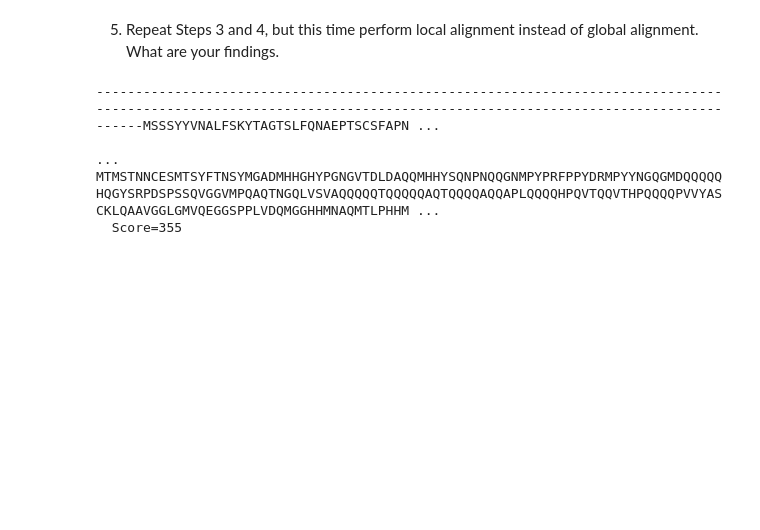
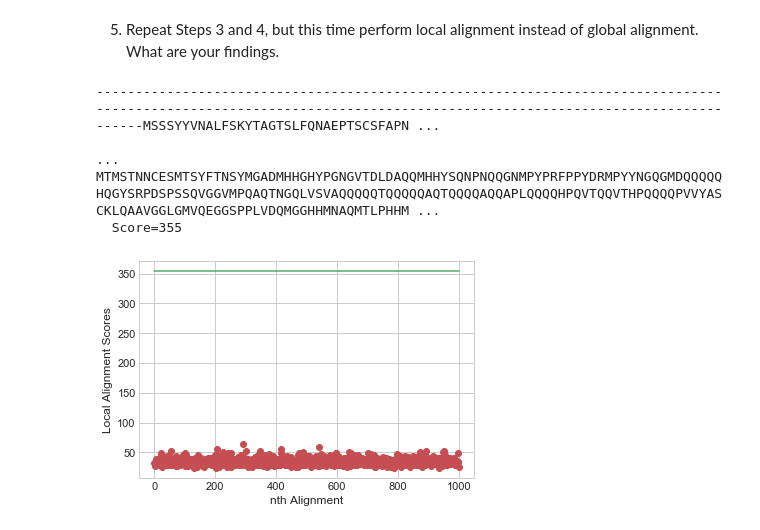
Before and after one commit to harveylallave/BIOINFO_MIDTERMS, a Jupyter notebook: BIOINFO_EXAM1.ipynb, the cells around one changed output. Drawn from its saved outputs; the diff is of its cells as text; code cells hidden in the pictures; blank space fills up the shorter version.

```diff
--- a/BIOINFO_EXAM1.ipynb
+++ b/BIOINFO_EXAM1.ipynb
@@ -329,6 +371,9 @@ gap_extend = -1
 localalignments = pairwise2.align.localds(hox_human, hox_fly, matrix, gap_open, gap_extend)
 
 print(format_alignment(*localalignments[0]))
+
+(s1,s2,score,start,end) = localalignments[0]
+final_score_la = score
 # %% [output]
 ----------------------------------------------------------------------------------------------------------------------------------------------------------------------MSSSYYVNALFSKYTAGTSLFQNAEPTSCSFAPN ...
                                                                                                                                                                                                          ...
@@ -336 +381,38 @@ MTMSTNNCESMTSYFTNSYMGADMHHGHYPGNGVTDLDAQQMHHYSQNPNQQGNMPYPRFPPYDRMPYYNGQGMDQQQQQ
   Score=355
+# %%
+import random
+import matplotlib.pyplot as plt
+
+def randomLocalAlignment(a, b):
+    x1 = "".join(a)
+    x2 = "".join(b)
+
+    matrix = matlist.blosum62
+    gap_open = -11
+    gap_extend = -1
+
+    rand_ga = pairwise2.align.localds(x1, x2, matrix, gap_open, gap_extend)
+    (s1,s2,score,start,end) = rand_ga[0]
+    return (score)
+
+rand_human = list(hox_human)
+rand_fly = list(hox_fly)
+
+results = []
+base = []
+
+for i in range(1000):
+    random.shuffle(rand_human)
+    random.shuffle(rand_fly)
+    results.append(randomLocalAlignment(rand_human,rand_fly))
+    base.append(final_score_la)
+
+plt.plot(results, "ro")
+plt.plot(base, "g-")
+
+plt.ylabel('Local Alignment Scores')
+plt.xlabel('nth Alignment')
+
+plt.show()
+# %% [output]
+[figure, added]
```
Also changed, not shown: parts of 4 cells of this notebook.
